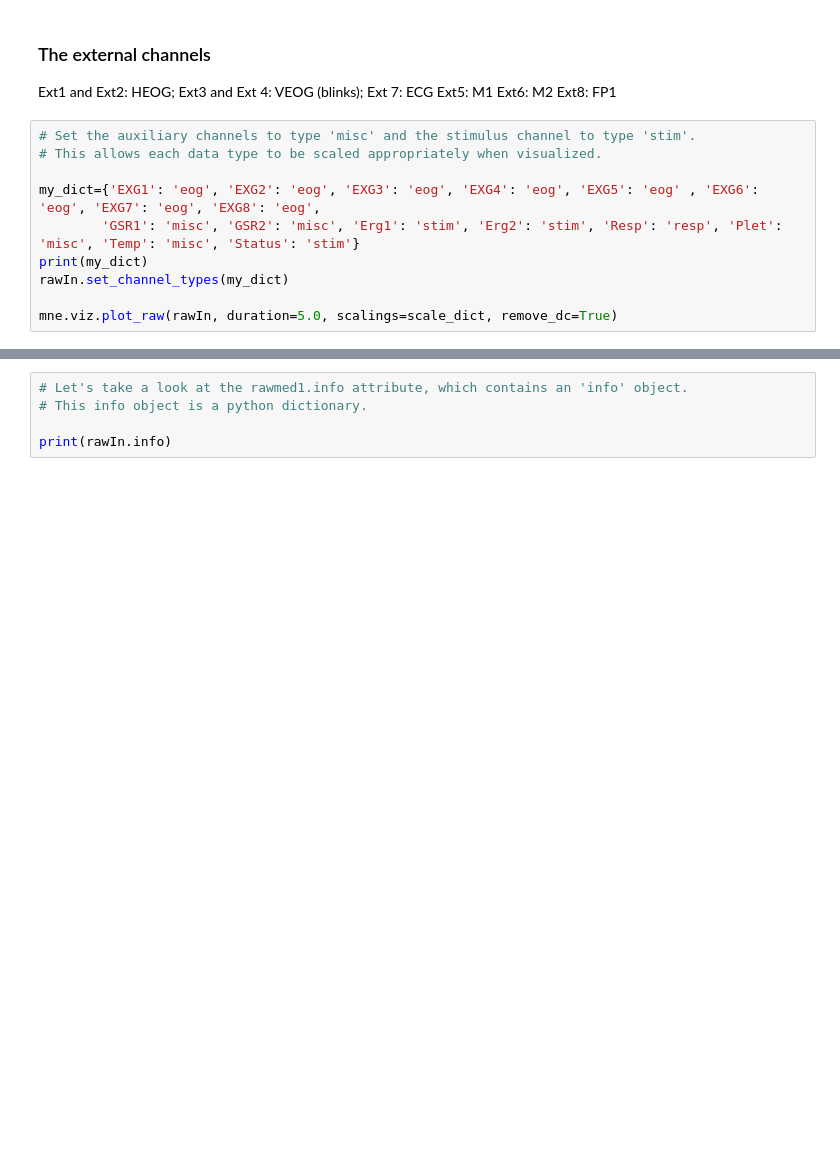
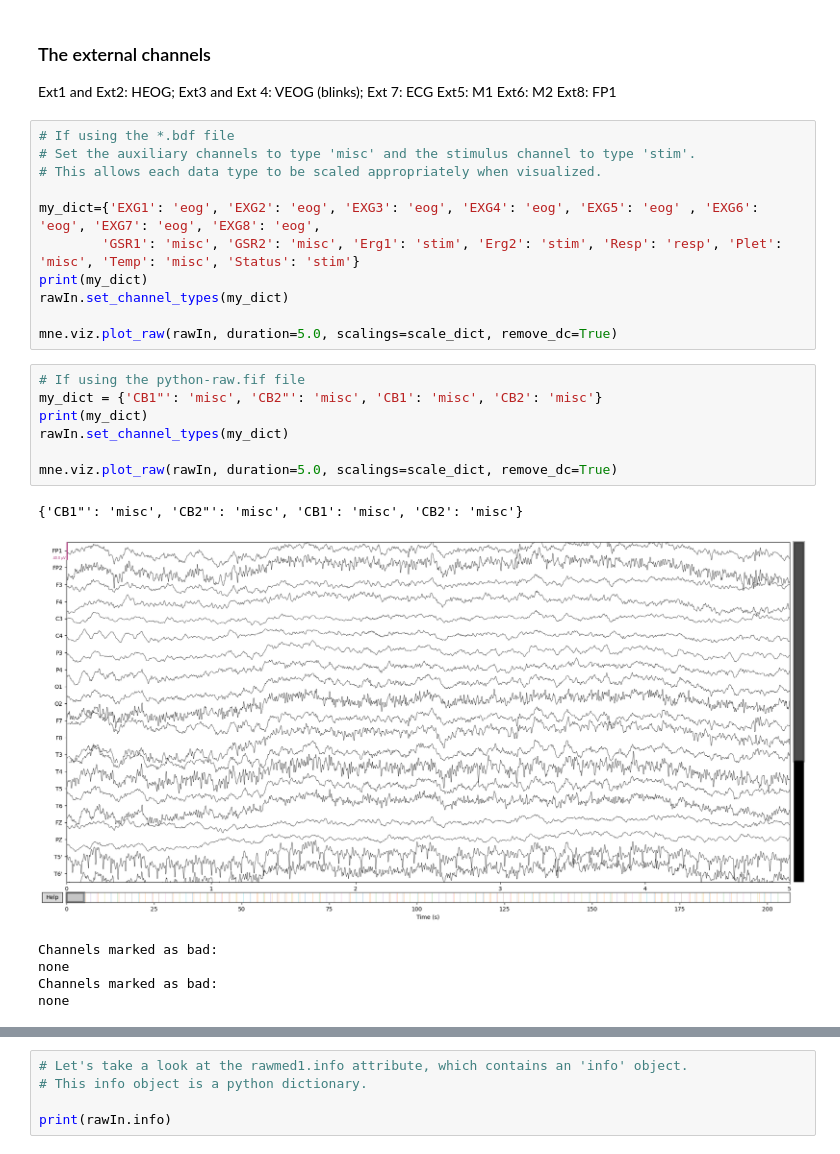
Before and after one commit to deebeebolger/MASCO_DataSC_2023, a Jupyter notebook: DataSC_2023_ExploreEEG.ipynb, the cells around one changed output, grey strips where cells are left out. Cells and saved outputs as stored; diff of their text form; blank space fills up the shorter version.

```diff
--- a/DataSC_2023_ExploreEEG.ipynb
+++ b/DataSC_2023_ExploreEEG.ipynb
@@ -38,6 +61,7 @@ Ext5: M1
 Ext6: M2
 Ext8: FP1
 # %%
+# If using the *.bdf file
 # Set the auxiliary channels to type 'misc' and the stimulus channel to type 'stim'.
 # This allows each data type to be scaled appropriately when visualized.
 
@@ -47,6 +71,20 @@ print(my_dict)
 rawIn.set_channel_types(my_dict)
 
 mne.viz.plot_raw(rawIn, duration=5.0, scalings=scale_dict, remove_dc=True)
+# %%
+# If using the python-raw.fif file
+my_dict = {'CB1"': 'misc', 'CB2"': 'misc', 'CB1': 'misc', 'CB2': 'misc'}
+print(my_dict)
+rawIn.set_channel_types(my_dict)
+
+mne.viz.plot_raw(rawIn, duration=5.0, scalings=scale_dict, remove_dc=True)
+# %% [output]
+{'CB1"': 'misc', 'CB2"': 'misc', 'CB1': 'misc', 'CB2': 'misc'}
+[figure, added]
+Channels marked as bad:
+none
+Channels marked as bad:
+none
 # %%
 # Extract the data from the raw file and get the dimensions of the data.
 
```
Also changed, not shown: parts of 3 cells of this notebook.
